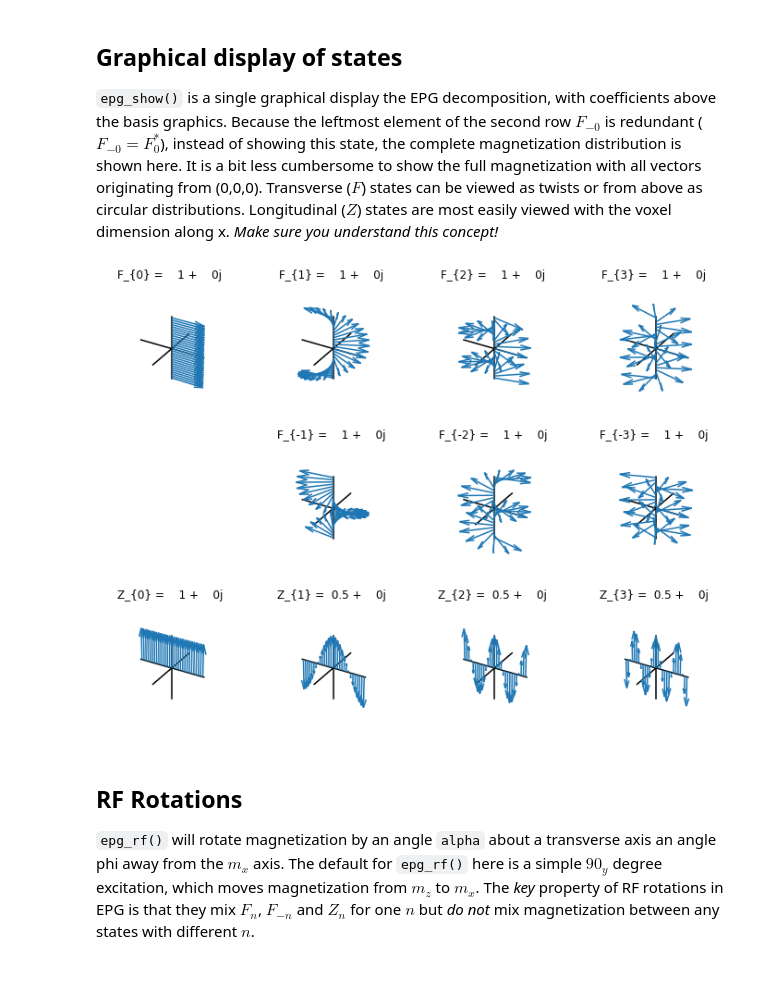
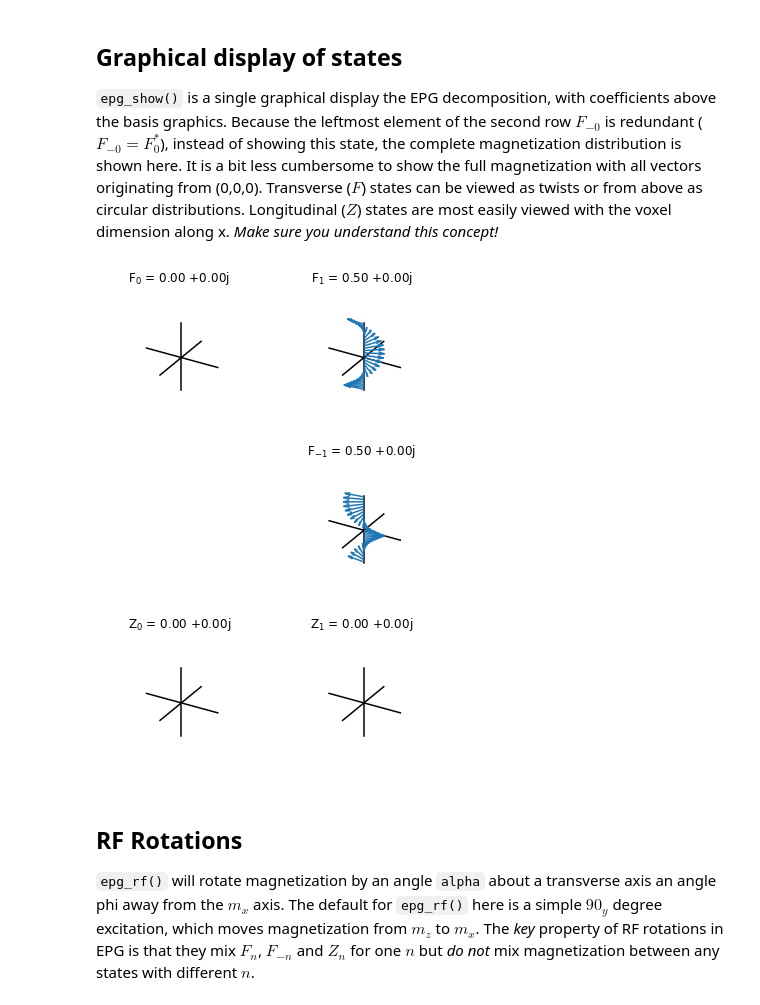
Before and after one commit to mribri999/MRSignalsSeqs, a Jupyter notebook: Python/Rad 229 - Extended Phase Graphs (EPGs) Tutorial.ipynb, the cells around one changed output. Saved outputs shown, nothing was run; the diff lists cells and outputs as text; code cells hidden in the pictures; blank space fills up the shorter version.

```diff
--- a/Python/Rad 229 - Extended Phase Graphs (EPGs) Tutorial.ipynb
+++ b/Python/Rad 229 - Extended Phase Graphs (EPGs) Tutorial.ipynb
@@ -39,22 +39,22 @@ $$\left[ \begin{matrix} F_0 & F_1 & F_2 & \cdots & F_n \\
 `epg_show()` is a single graphical display the EPG decomposition, with coefficients above the basis graphics.  Because the leftmost element of the second row $F_{-0}$ is redundant ($F_{-0}=F^\ast_0$), instead of showing this state, the complete magnetization distribution is shown here.  It is a bit less cumbersome to show the full magnetization with all vectors originating from (0,0,0).  Transverse ($F$) states can be viewed as twists or from above as circular distributions.   Longitudinal ($Z$) states are most easily viewed with the voxel dimension along x.  _Make sure you understand this concept!_
 # %%
 # -- We just want to show ALL basis vectors here:
-FZ = np.array([[1,1,1,1],[1,1,1,1],[1,.5,.5,.5]])
-#FZ = np.array([[0,0.5],[0,0.5],[0,0]])  # For exercises (a,b)
+#FZ = np.array([[1,1,1,1],[1,1,1,1],[1,.5,.5,.5]])
+FZ = np.array([[0,0.5],[0,0.5],[0,0]])  # For exercises (a,b)
 
 # -- Show all the states.
 #   Note that we skip showing the full magnetization
 #   because it is much greater than 1 in this "hyperpolarized(!)" example.
 mrs.epg_show(FZ,29,skipfull=True)
 #mrs.epg_show(FZ)  # Show overall magnetization at left of row 2.
 #
 # -- Exercise --
 # a) Try uncommenting the simpler definition of FZ above
 #    and guess/understand what the EPG decomposition looks like.
 # b) Try making up your own states, and remove skipfull=True
 #    to show the overall magnetization as well.
 # %% [output]
-[figure, old version]
+[figure, new version]
 # %% [markdown]
 ## RF Rotations
 `epg_rf()` will rotate magnetization by an angle `alpha` about a transverse axis an angle phi away from the $m_x$ axis.  The default for `epg_rf()` here is a simple $90_y$ degree excitation, which moves magnetization from $m_z$ to $m_x$.  The _key_ property of RF rotations in EPG is that they mix $F_n$, $F_{-n}$ and $Z_n$ for one $n$ but _do not_ mix magnetization between any states with different $n$.
```
Also changed, not shown: parts of 5 cells of this notebook, 3 other files.
